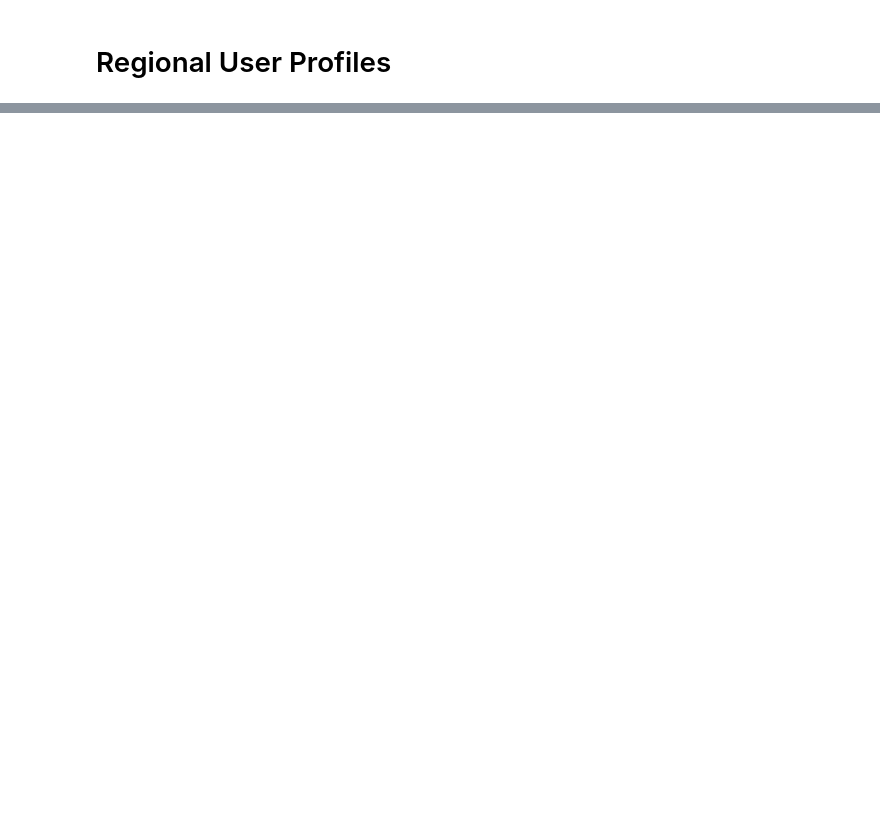
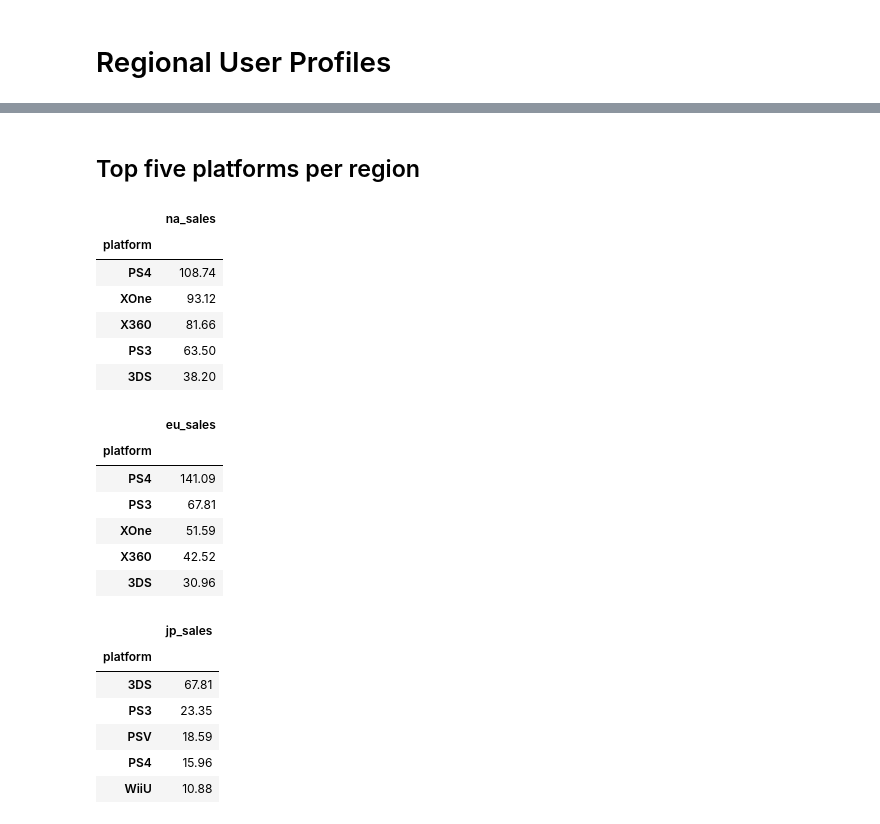
Before and after one commit to jnorfolk/Video-Game-Sales, a Jupyter notebook: video_game_sales.ipynb, the cells around one changed output, grey strips where cells are left out. Saved outputs shown, nothing was run; the diff lists cells and outputs as text; code cells hidden in the pictures; blank space fills up the shorter version.

Commit message:
add top platforms per region

```diff
--- a/video_game_sales.ipynb
+++ b/video_game_sales.ipynb
@@ -729,0 +732,36 @@ We see that the top 3 best-selling platformer games are for the Wii U, and that
+# %% [markdown]
+## Top five platforms per region
+# %%
+def analyze_regions(index, values):
+
+    """
+    Creates a pivot table, taking index and values as input, and sums the values column, displaying the top five items.
+    """
+
+    display(df_2013.pivot_table(index=index, values=values, aggfunc='sum').sort_values(by=values, ascending=False).head())
+# %%
+analyze_regions('platform', 'na_sales')
+analyze_regions('platform', 'eu_sales')
+analyze_regions('platform', 'jp_sales')
+# %% [output]
+|  | na_sales |
+| platform |  |
+| PS4 | 108.74 |
+| XOne | 93.12 |
+| X360 | 81.66 |
+| PS3 | 63.50 |
+| 3DS | 38.20 |
+|  | eu_sales |
+| platform |  |
+| PS4 | 141.09 |
+| PS3 | 67.81 |
+| XOne | 51.59 |
+| X360 | 42.52 |
+| 3DS | 30.96 |
+|  | jp_sales |
+| platform |  |
+| 3DS | 67.81 |
+| PS3 | 23.35 |
+| PSV | 18.59 |
+| PS4 | 15.96 |
+| WiiU | 10.88 |
```
Also changed, not shown: parts of 9 cells of this notebook.
